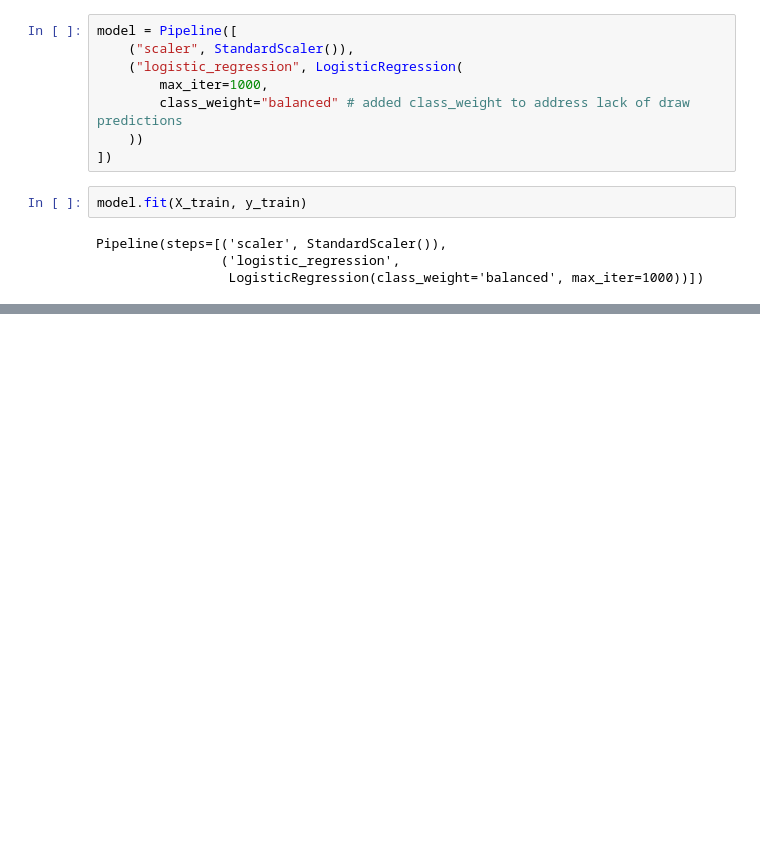
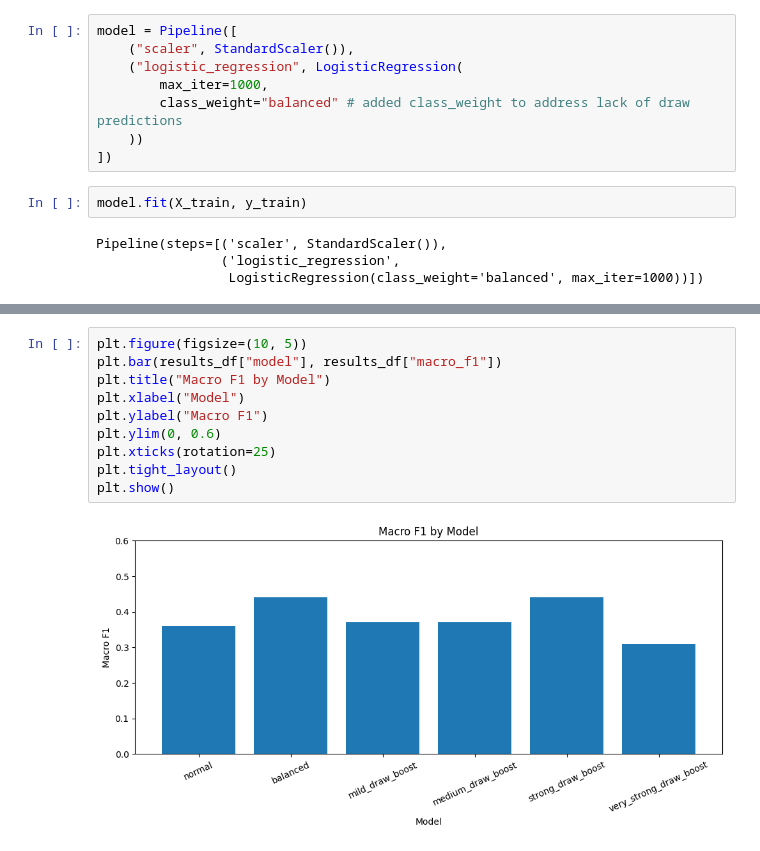
Before and after one commit to rayhanrinzan/fifa-world-cup-predictor, a Jupyter notebook: notebooks/05_baseline_model.ipynb, the cells around one changed output, grey strips where cells are left out. Saved outputs shown, nothing was run; the diff lists cells and outputs as text; blank space fills up the shorter version.

```diff
--- a/notebooks/05_baseline_model.ipynb
+++ b/notebooks/05_baseline_model.ipynb
@@ -274,0 +406,12 @@ results_preview.to_csv("../data/processed/baseline_predictions.csv", index=False
+# %%
+plt.figure(figsize=(10, 5))
+plt.bar(results_df["model"], results_df["macro_f1"])
+plt.title("Macro F1 by Model")
+plt.xlabel("Model")
+plt.ylabel("Macro F1")
+plt.ylim(0, 0.6)
+plt.xticks(rotation=25)
+plt.tight_layout()
+plt.show()
+# %% [output]
+[figure, added]
```
Also changed, not shown: parts of 44 cells of this notebook, 1 other file.
